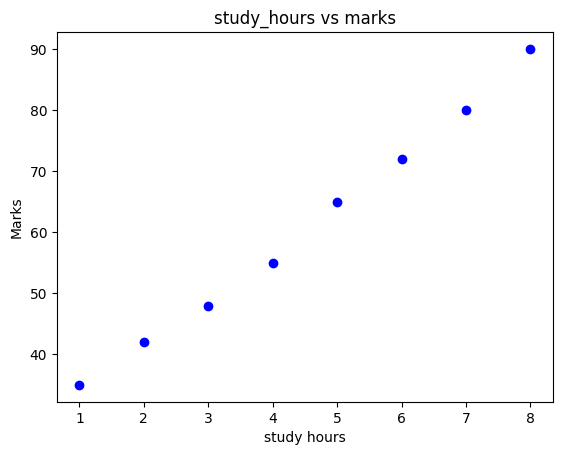
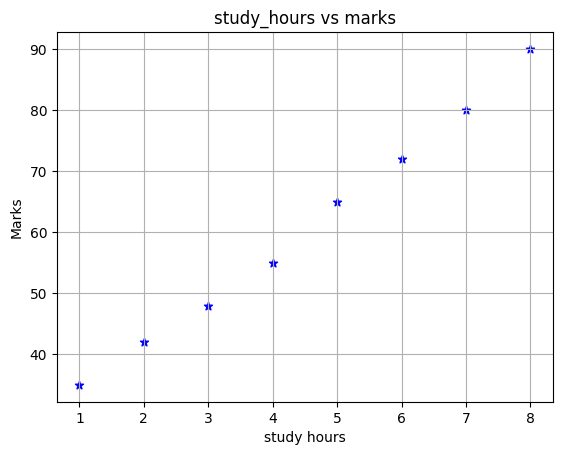
The notebook cell's code change between the first figure and the second:
--- before
+++ after
@@ -2,9 +2,9 @@
 marks= [35, 42, 48, 55, 65, 72, 80, 90]
 
-plt.scatter(study_hours, marks, color= "blue")
+plt.scatter(study_hours, marks, color= "blue", marker= "*")
 
 plt.title("study_hours vs marks")
 plt.xlabel("study hours")
 plt.ylabel("Marks")
-
+plt.grid()
 plt.show()

Commit: updating the file